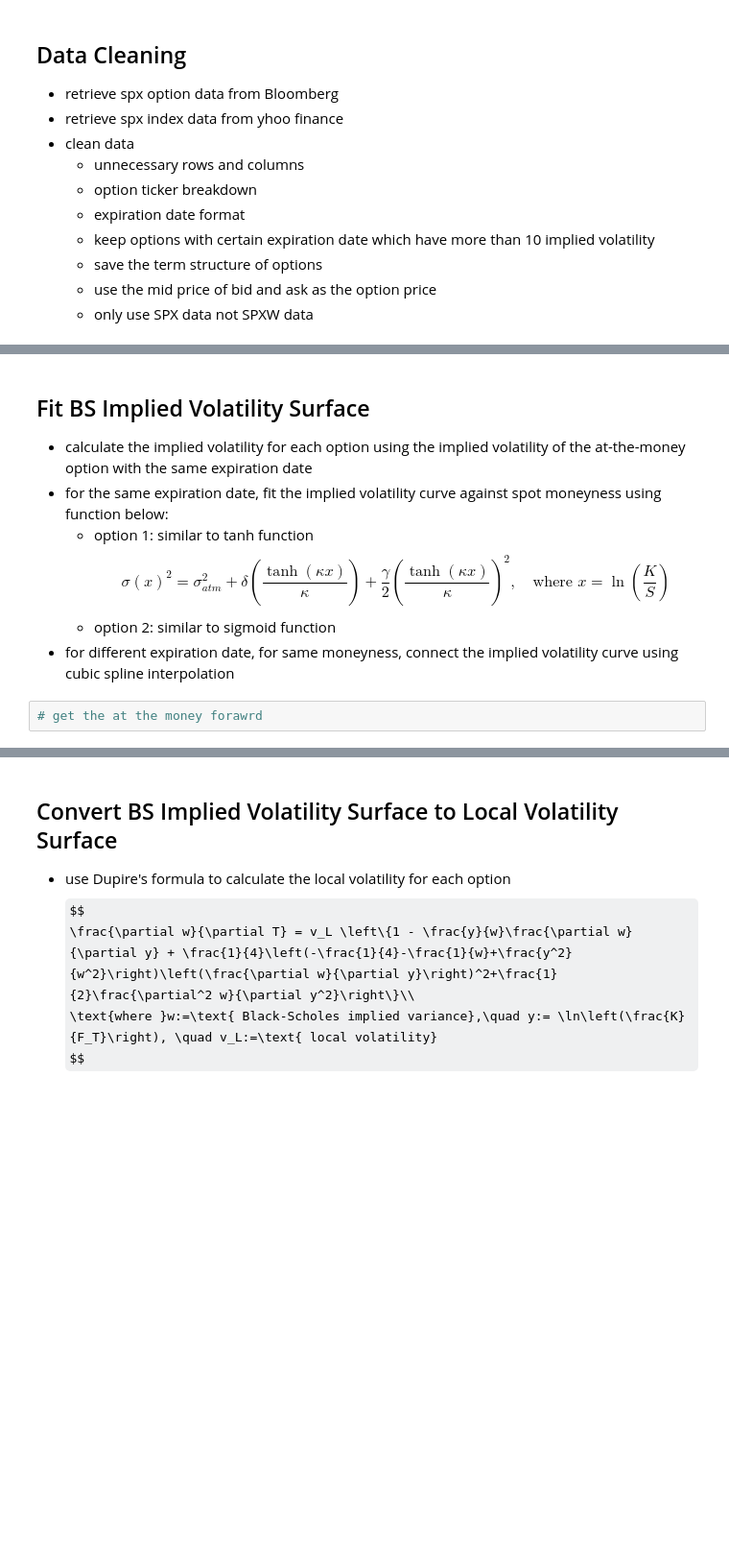
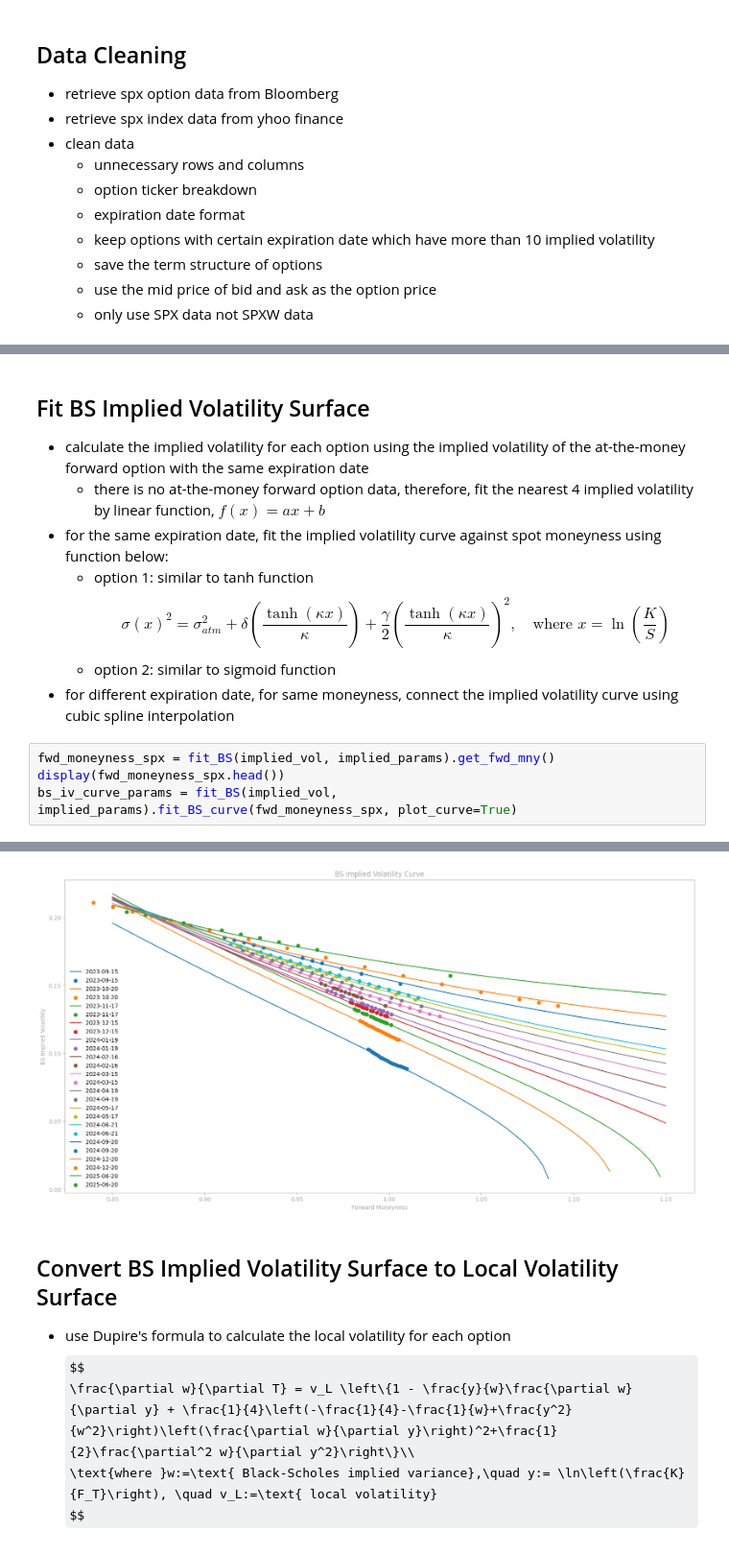
Before and after one commit to Gavin-OP/volatility_arbitrage, a Jupyter notebook: volatility_arbitrage_strategy.ipynb, the cells around one changed output, grey strips where cells are left out. Shown at 96% size. Cells and saved outputs as stored; diff of their text form; some formulas as TeX source; blank space fills up the shorter version.

```diff
--- a/volatility_arbitrage_strategy.ipynb
+++ b/volatility_arbitrage_strategy.ipynb
@@ -105,7 +240,8 @@ Put Call Parity Implied Interest Rate: 0.0552
 # %% [markdown]
 ## Fit BS Implied Volatility Surface
 
-- calculate the implied volatility for each option using the implied volatility of the at-the-money option with the same expiration date
+- calculate the implied volatility for each option using the implied volatility of the at-the-money forward option with the same expiration date
+  - there is no at-the-money forward option data, therefore, fit the nearest 4 implied volatility by linear function, $f(x) = ax + b$
 - for the same expiration date, fit the implied volatility curve against spot moneyness using function below:
   - option 1: similar to tanh function
     $$
@@ -114,5 +250,8 @@ Put Call Parity Implied Interest Rate: 0.0552
     $$
   - option 2: similar to sigmoid function
 - for different expiration date, for same moneyness, connect the implied volatility curve using cubic spline interpolation
-# %%
-# get the at the money forawrd
+# %%
+fwd_moneyness_spx = fit_BS(implied_vol, implied_params).get_fwd_mny()
+display(fwd_moneyness_spx.head())
+bs_iv_curve_params = fit_BS(implied_vol, implied_params).fit_BS_curve(fwd_moneyness_spx, plot_curve=True)
+# %% [output]
@@ -119,3 +264,4 @@ Put Call Parity Implied Interest Rate: 0.0552
+[figure, added]
 # %% [markdown]
 
 ## Convert BS Implied Volatility Surface to Local Volatility Surface
```
Also changed, not shown: parts of 8 cells of this notebook, 11 other files.
